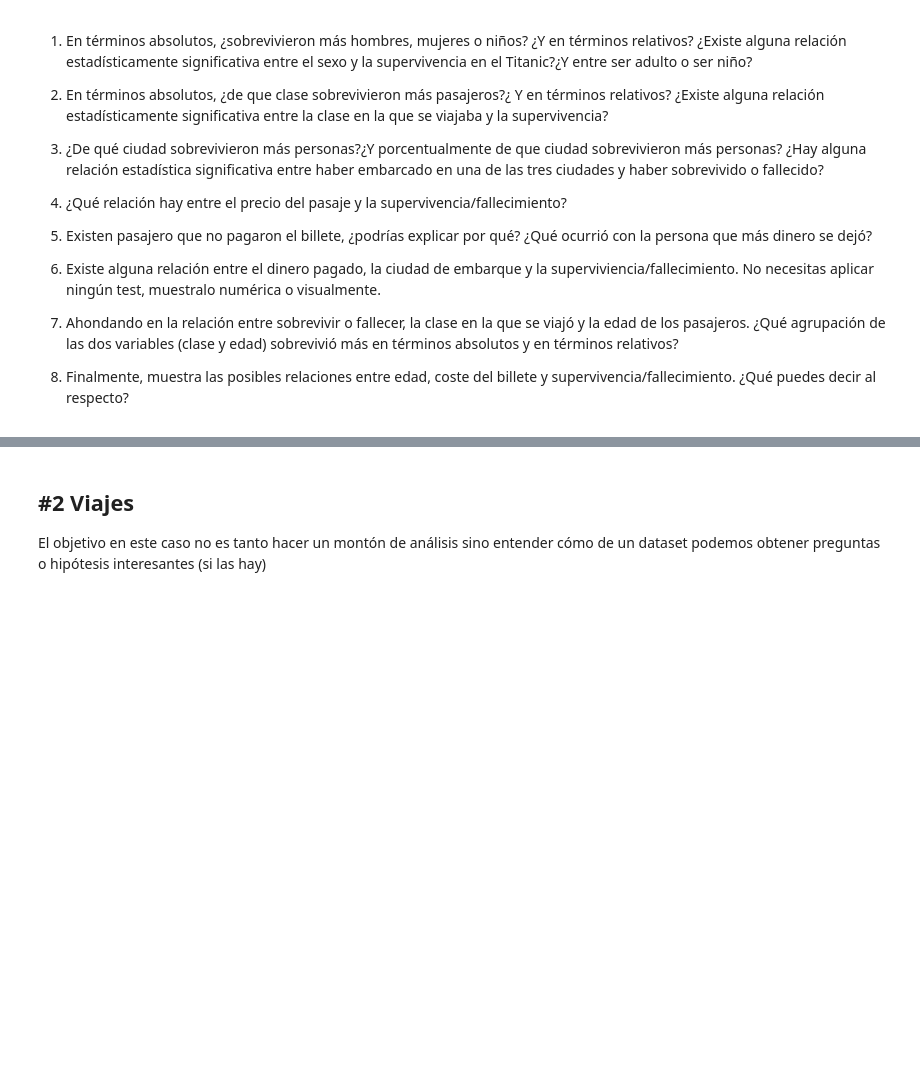
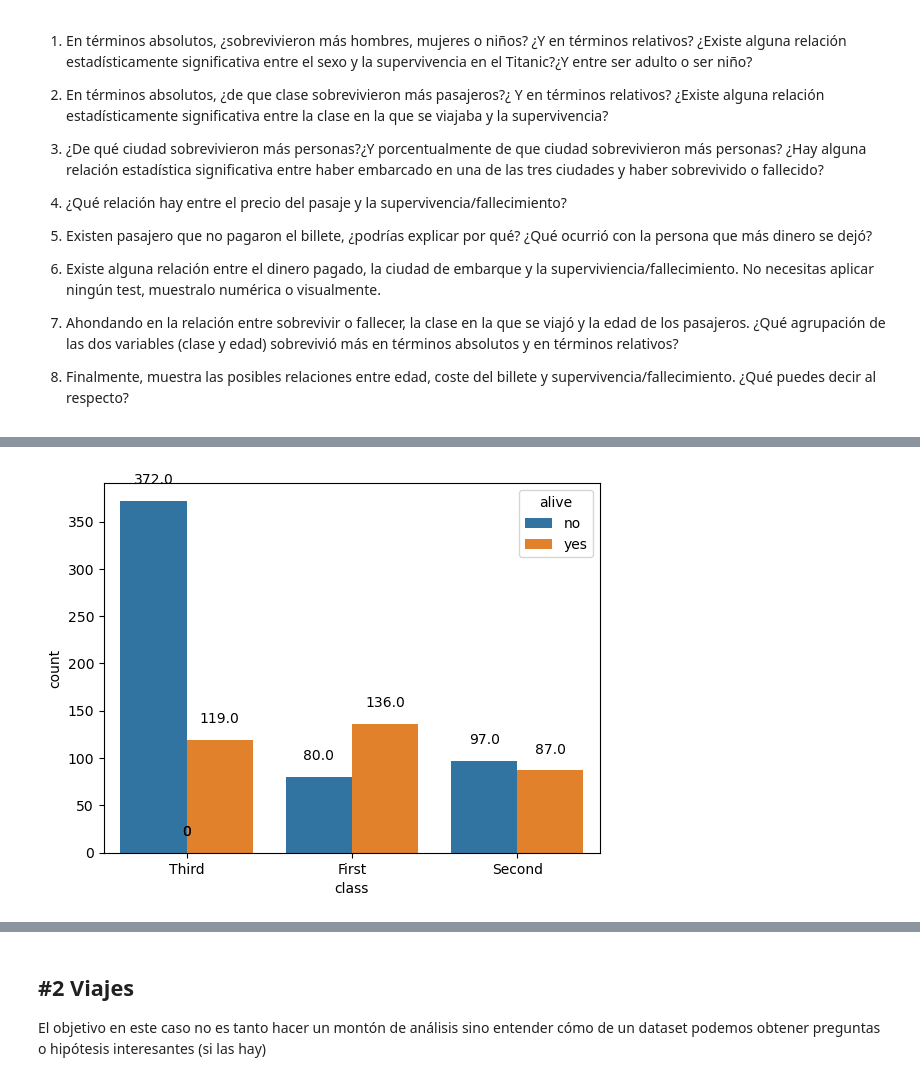
Before and after one commit to danilaviaart-lgtm/ds_curso, a Jupyter notebook: 2-Analytics/7-Mates para DS/Ejercicios/Practica_Multivariante.ipynb, the cells around one changed output, grey strips where cells are left out. Saved outputs shown, nothing was run; the diff lists cells and outputs as text; code cells hidden in the pictures; blank space fills up the shorter version.

```diff
--- a/2-Analytics/7-Mates para DS/Ejercicios/Practica_Multivariante.ipynb
+++ b/2-Analytics/7-Mates para DS/Ejercicios/Practica_Multivariante.ipynb
@@ -51,0 +175,11 @@ Realiza los análisis bivariantes o multivariantes que necesites, así como los
+# %%
+resultado = sns.countplot(dt, x="class", hue="alive")
+
+for p in resultado.patches:
+    resultado.annotate(f'{p.get_height()}',
+                (p.get_x() + p.get_width() / 2., p.get_height()),
+                ha='center', va='bottom', xytext=(0, 10),
+                textcoords='offset points')
+plt.show()
+# %% [output]
+[figure, added]
```
Also changed, not shown: parts of 30 cells of this notebook, 3 other files.
